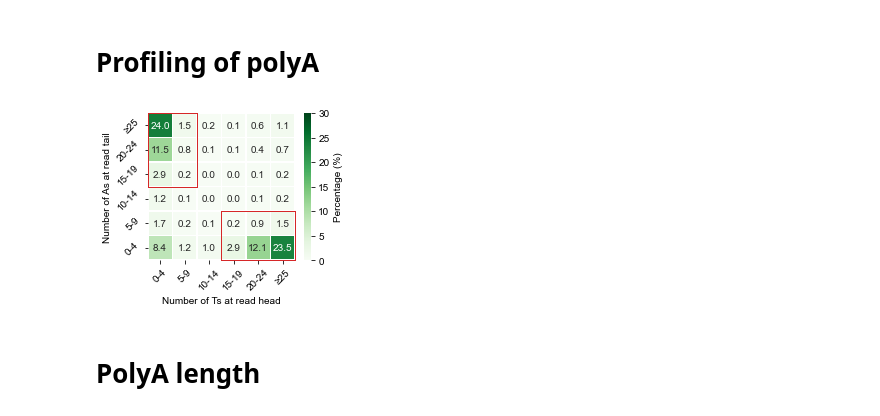
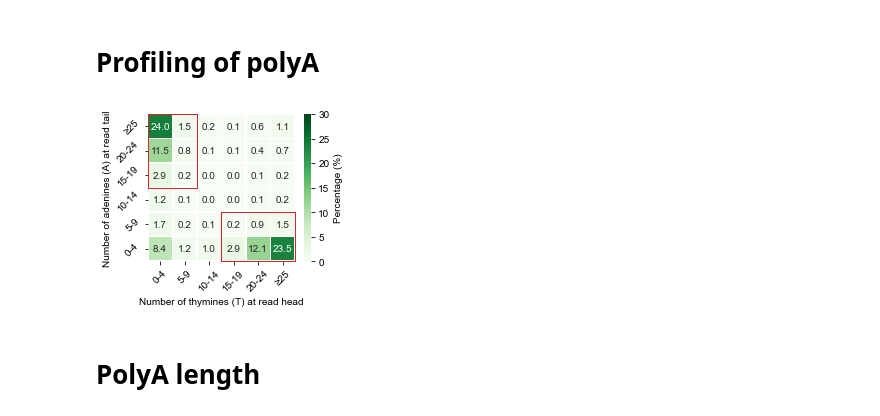
Before and after one commit to Ckenen/Nanopore-Nascent-RNAseq-Project, a Jupyter notebook: 0_Analysis/01_preprocessing/3_summary_of_trimming_reads.ipynb, the cells around one changed output. Cells and saved outputs as stored; diff of their text form; code cells hidden in the pictures.

```diff
--- a/0_Analysis/01_preprocessing/3_summary_of_trimming_reads.ipynb
+++ b/0_Analysis/01_preprocessing/3_summary_of_trimming_reads.ipynb
@@ -16,16 +16,17 @@ for run in runs:
     tmp = infos[infos["Run"] == run]
     m = np.zeros((6, 6), dtype=np.int)
     for cell in tmp["Cell"]:
-        path = "../../1_NanoNASCseq/results/demux/trimmed/%s/%s.fastq.gz.tsos" % (run, cell)
+        path = "../../1_NanoNASCseq/results/demux/trimmed/%s/%s/tso.tsv" % (run, cell)
         with open(path) as f:
-            for line in f:
-                row = line.strip("\n").split("\t")
-                ed1, ed2, count = row[:3]
-                ed1 = int(ed1)
-                ed2 = int(ed2)
-                ed1 = min(ed1, 11)
-                ed2 = min(ed2, 11)
-                m[int(ed1/2)][int(ed2/2)] += int(count)
+            for i, line in enumerate(f):
+                if i > 0:
+                    row = line.strip("\n").split("\t")
+                    ed1, ed2, count = row[:3]
+                    ed1 = int(ed1)
+                    ed2 = int(ed2)
+                    ed1 = min(ed1, 11)
+                    ed2 = min(ed2, 11)
+                    m[int(ed1/2)][int(ed2/2)] += int(count)
     m = pd.DataFrame(m)
     m = m * 100 / m.sum().sum()
     m.columns = ["0-1", "2-3", "4-5", "6-7", "8-9", "≥10"]
@@ -58,16 +59,17 @@ for run in runs:
     tmp = infos[infos["Run"] == run]
     m = np.zeros((6, 6), dtype=np.int)
     for cell in tmp["Cell"]:
-        path = "../../1_NanoNASCseq/results/demux/trimmed/%s/%s.fastq.gz.polyas" % (run, cell)
+        path = "../../1_NanoNASCseq/results/demux/trimmed/%s/%s/polya.tsv" % (run, cell)
         with open(path) as f:
-            for line in f:
-                row = line.strip("\n").split("\t")
-                n1, n2, count = row[:3]
-                n1 = int(n1)
-                n2 = int(n2)
-                n1 = min(n1, 25)
-                n2 = min(n2, 25)
-                m[int(n1/5)][int(n2/5)] += int(count)
+            for i, line in enumerate(f):
+                if i > 0:
+                    row = line.strip("\n").split("\t")
+                    n1, n2, count = row[:3]
+                    n1 = int(n1)
+                    n2 = int(n2)
+                    n1 = min(n1, 25)
+                    n2 = min(n2, 25)
+                    m[int(n1/5)][int(n2/5)] += int(count)
     m = pd.DataFrame(m)
     m = m * 100 / m.sum().sum()
     m.columns = ["0-4", "5-9", "10-14", "15-19", "20-24", "≥25"]
@@ -78,26 +80,26 @@ m = m[::-1]
 # %%
 plt.figure(figsize=(3.6, 3))
 sns.heatmap(m, annot=True, fmt=".1f", cmap="Greens", lw=0.5, vmin=0, vmax=30,
             square=True, cbar_kws={"label": "Percentage (%)"})
 if True:
     plt.plot([0, 2], [0, 0], color="C3", lw=1, clip_on=False)
     plt.plot([0, 2], [3, 3], color="C3", lw=1, clip_on=False)
     plt.plot([0, 0], [0, 3], color="C3", lw=1, clip_on=False)
     plt.plot([2, 2], [0, 3], color="C3", lw=1, clip_on=False)
 
     plt.plot([3, 6], [4, 4], color="C3", lw=1, clip_on=False)
     plt.plot([3, 6], [6, 6], color="C3", lw=1, clip_on=False)
     plt.plot([3, 3], [4, 6], color="C3", lw=1, clip_on=False)
     plt.plot([6, 6], [4, 6], color="C3", lw=1, clip_on=False)
 
-plt.xlabel("Number of Ts at read head")
-plt.ylabel("Number of As at read tail")
+plt.xlabel("Number of thymines (T) at read head")
+plt.ylabel("Number of adenines (A) at read tail")
 plt.xticks(rotation=45)
 plt.yticks(rotation=45)
 plt.tight_layout()
 plt.savefig("figures/polya_length_distribution.pdf", dpi=300)
 # %% [output]
-[figure, old version]
+[figure, new version]
 # %% [markdown]
 # PolyA length
 # %%
```
Also changed, not shown: parts of 5 cells of this notebook, 34 other files.
